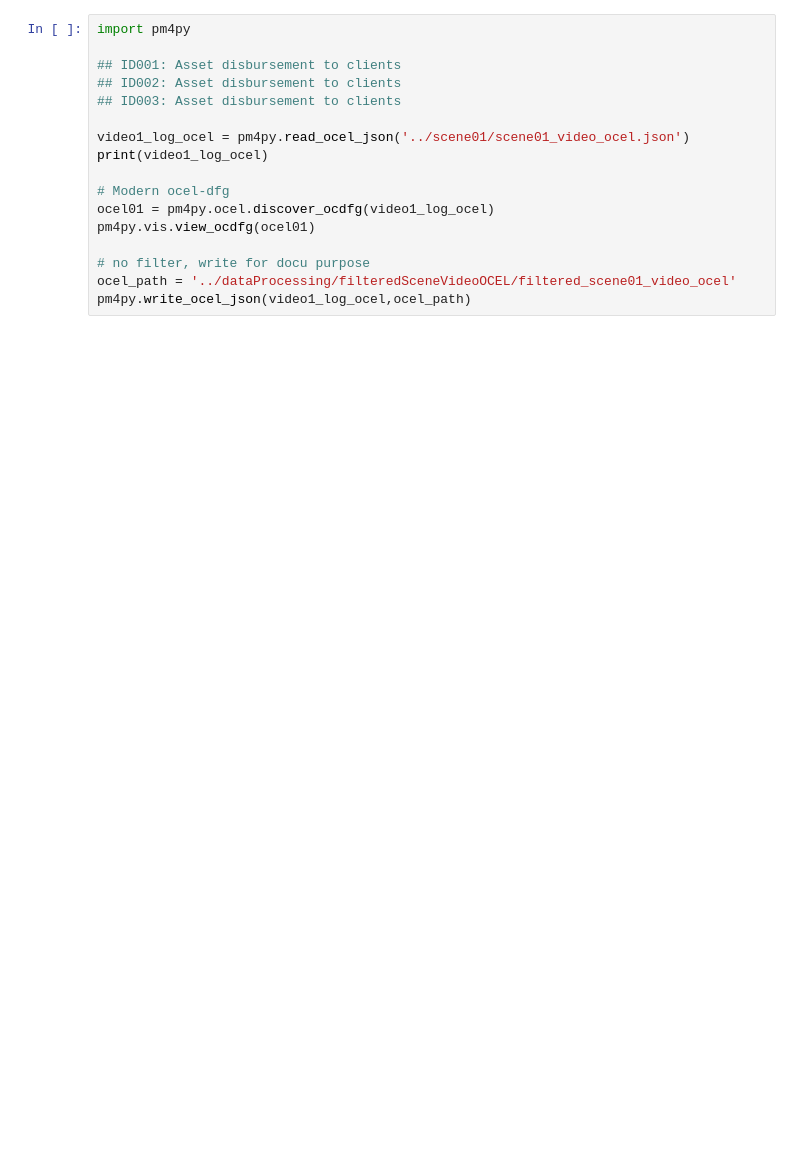
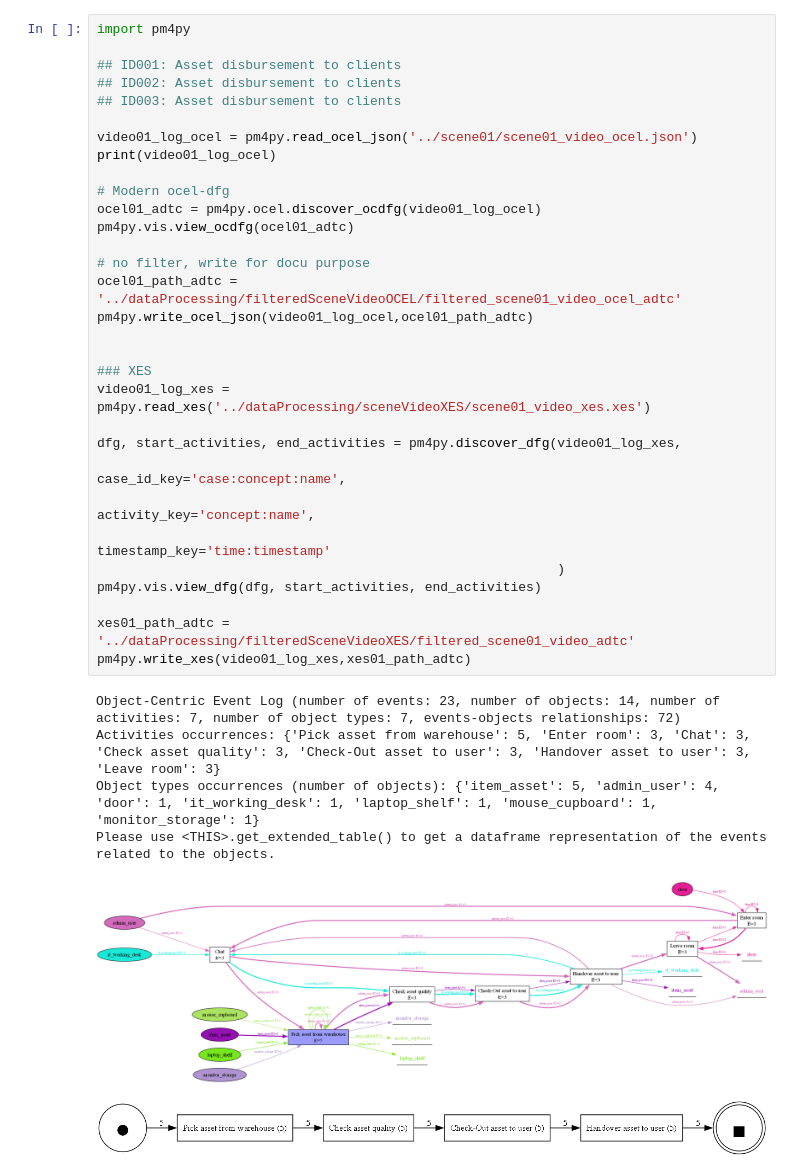
Before and after one commit to dzungtr274/processIntelligenceThema5, a Jupyter notebook: dataProcessing/frage_2_visualize_filtered_scene_videos.ipynb, the cells around one changed output. Drawn from its saved outputs; the diff is of its cells as text; blank space fills up the shorter version.

Commit message:
finalize filter and add XES-visuals

```diff
--- a/dataProcessing/frage_2_visualize_filtered_scene_videos.ipynb
+++ b/dataProcessing/frage_2_visualize_filtered_scene_videos.ipynb
@@ -1,20 +1,41 @@
 # %%
 import pm4py
 
 ## ID001: Asset disbursement to clients
 ## ID002: Asset disbursement to clients
 ## ID003: Asset disbursement to clients
 
-video1_log_ocel = pm4py.read_ocel_json('../scene01/scene01_video_ocel.json')
-print(video1_log_ocel)
+video01_log_ocel = pm4py.read_ocel_json('../scene01/scene01_video_ocel.json')
+print(video01_log_ocel)
 
 # Modern ocel-dfg
-ocel01 = pm4py.ocel.discover_ocdfg(video1_log_ocel)
-pm4py.vis.view_ocdfg(ocel01)
+ocel01_adtc = pm4py.ocel.discover_ocdfg(video01_log_ocel)
+pm4py.vis.view_ocdfg(ocel01_adtc)
 
 # no filter, write for docu purpose
-ocel_path = '../dataProcessing/filteredSceneVideoOCEL/filtered_scene01_video_ocel'
-pm4py.write_ocel_json(video1_log_ocel,ocel_path)
+ocel01_path_adtc = '../dataProcessing/filteredSceneVideoOCEL/filtered_scene01_video_ocel_adtc'
+pm4py.write_ocel_json(video01_log_ocel,ocel01_path_adtc)
+
+
+### XES
+video01_log_xes = pm4py.read_xes('../dataProcessing/sceneVideoXES/scene01_video_xes.xes')
+
+dfg, start_activities, end_activities = pm4py.discover_dfg(video01_log_xes,
+                                                           case_id_key='case:concept:name',
+                                                           activity_key='concept:name',
+                                                           timestamp_key='time:timestamp'
+                                                           )
+pm4py.vis.view_dfg(dfg, start_activities, end_activities)
+
+xes01_path_adtc = '../dataProcessing/filteredSceneVideoXES/filtered_scene01_video_adtc'
+pm4py.write_xes(video01_log_xes,xes01_path_adtc)
+# %% [output]
+Object-Centric Event Log (number of events: 23, number of objects: 14, number of activities: 7, number of object types: 7, events-objects relationships: 72)
+Activities occurrences: {'Pick asset from warehouse': 5, 'Enter room': 3, 'Chat': 3, 'Check asset quality': 3, 'Check-Out asset to user': 3, 'Handover asset to user': 3, 'Leave room': 3}
+Object types occurrences (number of objects): {'item_asset': 5, 'admin_user': 4, 'door': 1, 'it_working_desk': 1, 'laptop_shelf': 1, 'mouse_cupboard': 1, 'monitor_storage': 1}
+Please use <THIS>.get_extended_table() to get a dataframe representation of the events related to the objects.
+[figure, added]
+[figure, added]
 # %%
 ## ID004: New asset inventory
 ## ID005: New asset inventory
```
Also changed, not shown: parts of 14 cells of this notebook.
